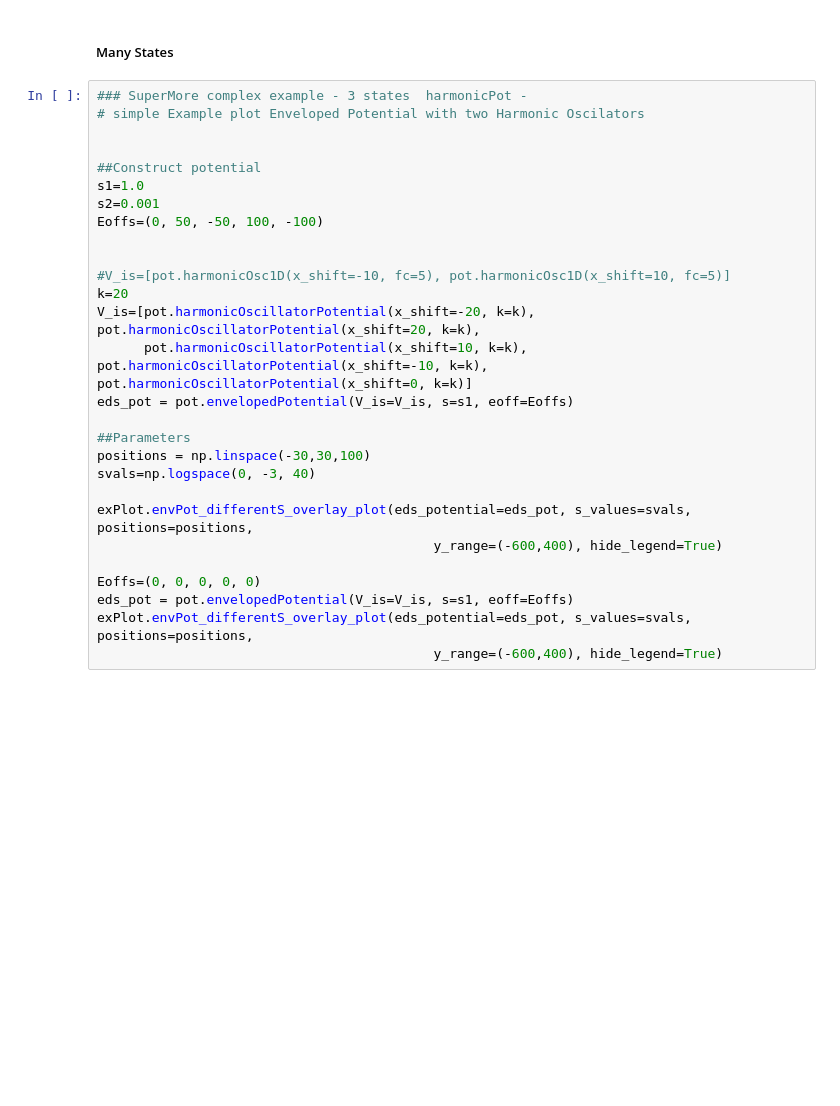
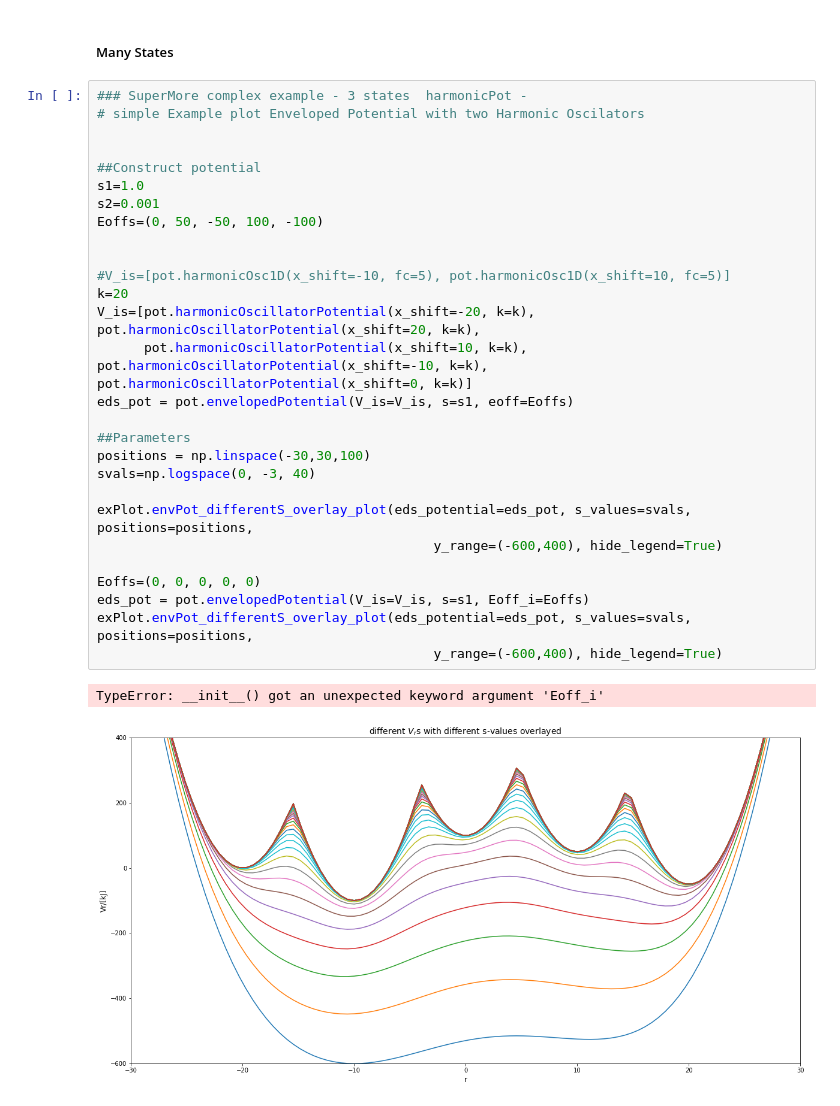
Before and after one commit to rinikerlab/Ensembler, a Jupyter notebook: examples/Example_EDS.ipynb, the cells around one changed output. Drawn from its saved outputs; the diff is of its cells as text; blank space fills up the shorter version.

```diff
--- a/examples/Example_EDS.ipynb
+++ b/examples/Example_EDS.ipynb
@@ -119,28 +113,31 @@ exPlot.envPot_differentS_overlay_plot(eds_potential=eds_pot, s_values=svals, pos
 # %%
 ### SuperMore complex example - 3 states  harmonicPot -
 # simple Example plot Enveloped Potential with two Harmonic Oscilators
 
 
 ##Construct potential
 s1=1.0
 s2=0.001
 Eoffs=(0, 50, -50, 100, -100)
 
 
 #V_is=[pot.harmonicOsc1D(x_shift=-10, fc=5), pot.harmonicOsc1D(x_shift=10, fc=5)]
 k=20
 V_is=[pot.harmonicOscillatorPotential(x_shift=-20, k=k), pot.harmonicOscillatorPotential(x_shift=20, k=k),
       pot.harmonicOscillatorPotential(x_shift=10, k=k), pot.harmonicOscillatorPotential(x_shift=-10, k=k), pot.harmonicOscillatorPotential(x_shift=0, k=k)]
 eds_pot = pot.envelopedPotential(V_is=V_is, s=s1, eoff=Eoffs)
 
 ##Parameters
 positions = np.linspace(-30,30,100)
 svals=np.logspace(0, -3, 40)
 
 exPlot.envPot_differentS_overlay_plot(eds_potential=eds_pot, s_values=svals, positions=positions,
                                            y_range=(-600,400), hide_legend=True)
 
 Eoffs=(0, 0, 0, 0, 0)
-eds_pot = pot.envelopedPotential(V_is=V_is, s=s1, eoff=Eoffs)
+eds_pot = pot.envelopedPotential(V_is=V_is, s=s1, Eoff_i=Eoffs)
 exPlot.envPot_differentS_overlay_plot(eds_potential=eds_pot, s_values=svals, positions=positions,
                                            y_range=(-600,400), hide_legend=True)
+# %% [output]
+TypeError: __init__() got an unexpected keyword argument 'Eoff_i'
+[figure, added]
```
Also changed, not shown: parts of 5 cells of this notebook, 3 other files.
